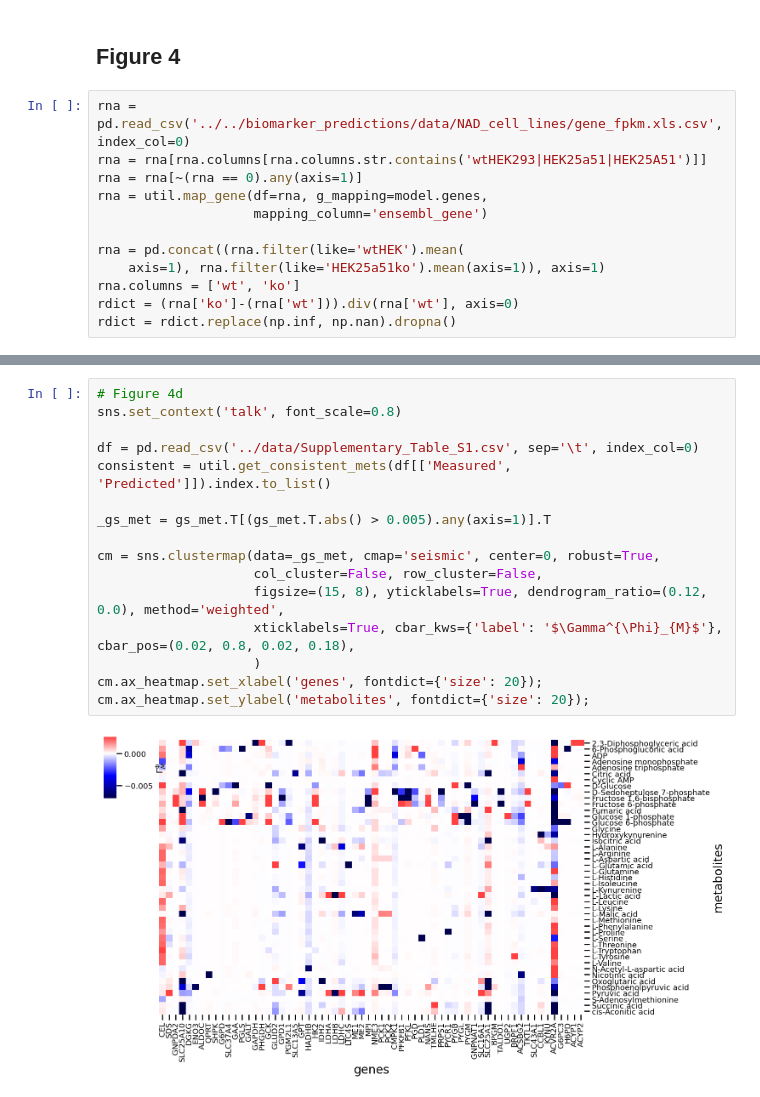
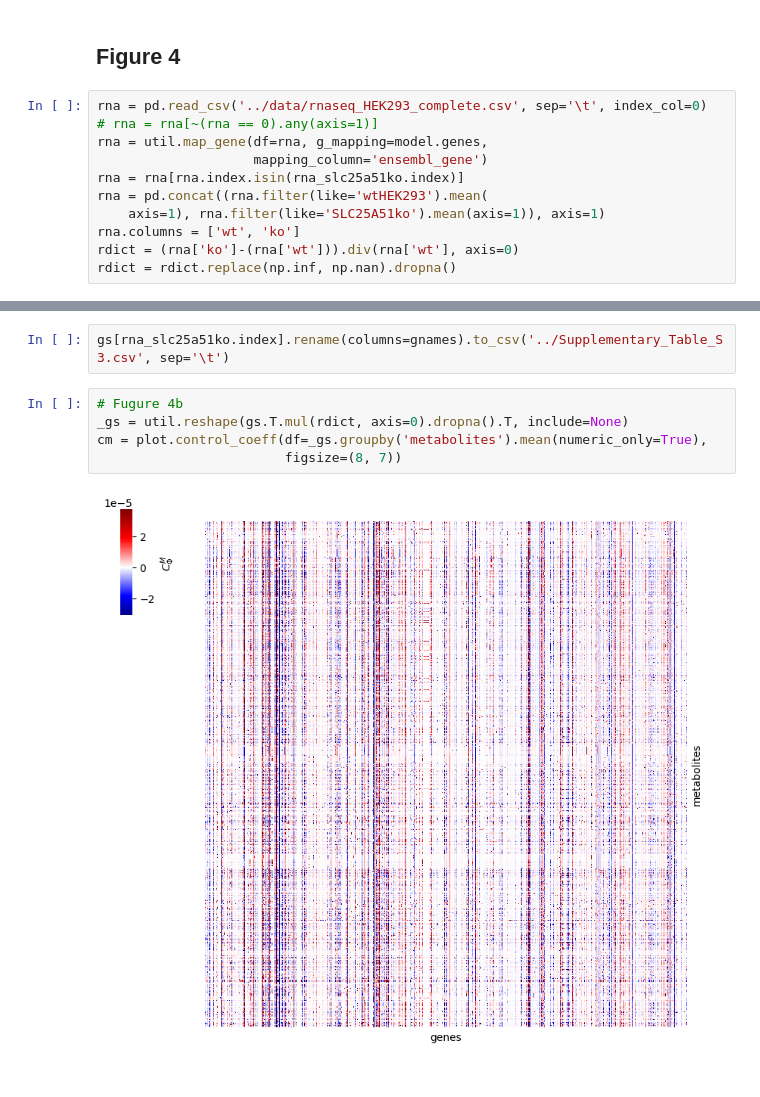
Before and after one commit to MolecularBioinformatics/prm_manuscript, a Jupyter notebook: jupyter_notebooks/figures_main_text.ipynb, the cells around one changed output, grey strips where cells are left out. Drawn from its saved outputs; the diff is of its cells as text.

```diff
--- a/jupyter_notebooks/figures_main_text.ipynb
+++ b/jupyter_notebooks/figures_main_text.ipynb
@@ -103,14 +139,13 @@ plot.parity(data=df.loc[df.hue == 'C1'], xcolumn='Measured', ycolumn='Predicted'
 # %% [markdown]
 ## Figure 4
 # %%
-rna = pd.read_csv('../../biomarker_predictions/data/NAD_cell_lines/gene_fpkm.xls.csv', index_col=0)
-rna = rna[rna.columns[rna.columns.str.contains('wtHEK293|HEK25a51|HEK25A51')]]
-rna = rna[~(rna == 0).any(axis=1)]
+rna = pd.read_csv('../data/rnaseq_HEK293_complete.csv', sep='\t', index_col=0)
+# rna = rna[~(rna == 0).any(axis=1)]
 rna = util.map_gene(df=rna, g_mapping=model.genes,
                     mapping_column='ensembl_gene')
-
-rna = pd.concat((rna.filter(like='wtHEK').mean(
-    axis=1), rna.filter(like='HEK25a51ko').mean(axis=1)), axis=1)
+rna = rna[rna.index.isin(rna_slc25a51ko.index)]
+rna = pd.concat((rna.filter(like='wtHEK293').mean(
+    axis=1), rna.filter(like='SLC25A51ko').mean(axis=1)), axis=1)
 rna.columns = ['wt', 'ko']
 rdict = (rna['ko']-(rna['wt'])).div(rna['wt'], axis=0)
 rdict = rdict.replace(np.inf, np.nan).dropna()
@@ -154,18 +157,9 @@ cm.ax_heatmap.set_ylabel('metabolites');
-# %%
-# Figure 4d
-sns.set_context('talk', font_scale=0.8)
-
-df = pd.read_csv('../data/Supplementary_Table_S1.csv', sep='\t', index_col=0)
-consistent = util.get_consistent_mets(df[['Measured', 'Predicted']]).index.to_list()
-
-_gs_met = gs_met.T[(gs_met.T.abs() > 0.005).any(axis=1)].T
-
-cm = sns.clustermap(data=_gs_met, cmap='seismic', center=0, robust=True,
-                    col_cluster=False, row_cluster=False,
-                    figsize=(15, 8), yticklabels=True, dendrogram_ratio=(0.12, 0.0), method='weighted',
-                    xticklabels=True, cbar_kws={'label': '$\Gamma^{\Phi}_{M}$'}, cbar_pos=(0.02, 0.8, 0.02, 0.18),
-                    )
-cm.ax_heatmap.set_xlabel('genes', fontdict={'size': 20});
-cm.ax_heatmap.set_ylabel('metabolites', fontdict={'size': 20});
-# %% [output]
-[figure, removed]
+# %%
+gs[rna_slc25a51ko.index].rename(columns=gnames).to_csv('../Supplementary_Table_S3.csv', sep='\t')
+# %%
+# Fugure 4b
+_gs = util.reshape(gs.T.mul(rdict, axis=0).dropna().T, include=None)
+cm = plot.control_coeff(df=_gs.groupby('metabolites').mean(numeric_only=True),
+                        figsize=(8, 7))
+# %% [output]
+[figure, added]
```
Also changed, not shown: parts of 33 cells of this notebook, 6 other files.
